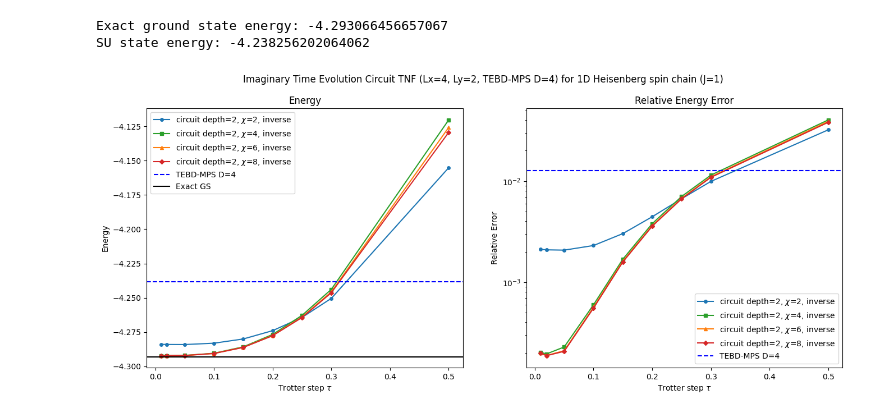
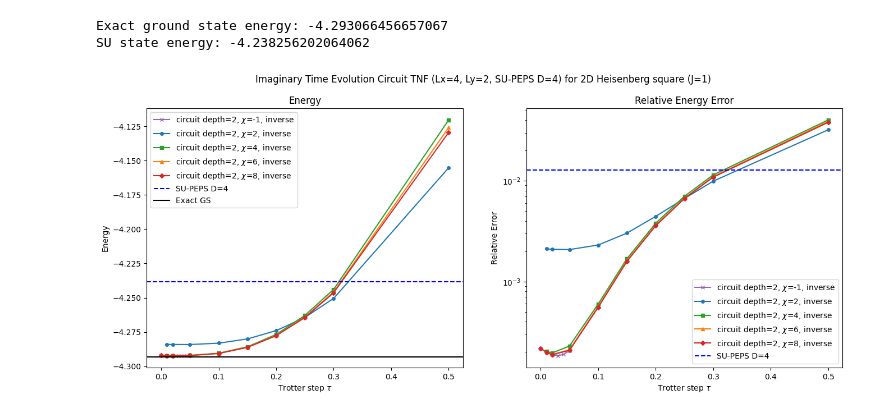
Before and after one commit to sjdu10/vmc_torch, a Jupyter notebook: vmc_torch/experiment/circuitTNF/plot2d.ipynb, the cells around one changed output. Cells and saved outputs as stored; diff of their text form; code cells hidden in the pictures.

```diff
--- a/vmc_torch/experiment/circuitTNF/plot2d.ipynb
+++ b/vmc_torch/experiment/circuitTNF/plot2d.ipynb
@@ -23,9 +23,9 @@ for from_which in ['zmax']:
         data_dict[(depth, tau, max_bond)] = Es
 
     depth = 2
-    chis = [2, 4, 6, 8]
-    chi_symbol = {2: 'o', 4: 's', 6: '^', 8: 'D'}
-    chi_colors = {2: 'tab:blue', 4: 'tab:green', 6: 'tab:orange', 8: 'tab:red'}
+    chis = [-1, 2, 4, 6, 8]
+    chi_symbol = {2: 'o', 4: 's', 6: '^', 8: 'D', -1: 'x'}
+    chi_colors = {2: 'tab:blue', 4: 'tab:green', 6: 'tab:orange', 8: 'tab:red', -1: 'tab:purple'}
     direction_linestyles = {'spatial': '--', 'inverse': '-'}
     chi_tau_Es = {chi: [] for chi in chis}
     exact_E = data_dict.values().__iter__().__next__()[2]
@@ -46,34 +46,34 @@ for from_which in ['zmax']:
         try:
             taus, Es = plot_data
             # sort by taus
             sorted_indices = np.argsort(taus)
             taus = taus[sorted_indices]
             Es = Es[sorted_indices]
             ax[0].plot(taus, Es, label=rf'circuit depth={depth}, $\chi$={chi}, {direction}', marker=chi_symbol[chi], markersize=4, linestyle=direction_linestyles[direction], color=chi_colors[chi])
 
             # rel err
             rel_errs = np.abs((Es - exact_E) / exact_E)
             ax[1].plot(taus, rel_errs,  label=rf'circuit depth={depth}, $\chi$={chi}, {direction}', marker=chi_symbol[chi], markersize=4, linestyle=direction_linestyles[direction], color=chi_colors[chi])
 
         except ValueError:
             continue
 
-ax[0].axhline(y=SU_E, color='b', linestyle='--', label=f'TEBD-MPS D={D}')
+ax[0].axhline(y=SU_E, color='b', linestyle='--', label=f'SU-PEPS D={D}')
 ax[0].axhline(y=exact_E, color='black', linestyle='-', label='Exact GS')
 ax[0].set_xlabel(r'Trotter step $\tau$')
 ax[0].set_ylabel('Energy')
 ax[0].set_title(f'Energy')
 ax[0].legend()
 
-ax[1].axhline(y=abs((SU_E - exact_E)/exact_E), color='b', linestyle='--', label=f'TEBD-MPS D={D}')
+ax[1].axhline(y=abs((SU_E - exact_E)/exact_E), color='b', linestyle='--', label=f'SU-PEPS D={D}')
 ax[1].set_yscale('log')
 ax[1].set_xlabel(r'Trotter step $\tau$')
 ax[1].set_ylabel('Relative Error')
 ax[1].set_title(f'Relative Energy Error')
 ax[1].legend()
-plt.suptitle(rf'Imaginary Time Evolution Circuit TNF (Lx={Lx}, Ly={Ly}, TEBD-MPS D={D}) for 1D Heisenberg spin chain (J=1)')
+plt.suptitle(rf'Imaginary Time Evolution Circuit TNF (Lx={Lx}, Ly={Ly}, SU-PEPS D={D}) for 2D Heisenberg square (J=1)')
 plt.show()
 # %% [output]
 Exact ground state energy: -4.293066456657067
 SU state energy: -4.238256202064062
-[figure, old version]
+[figure, new version]
```
Also changed, not shown: 3 other files.
